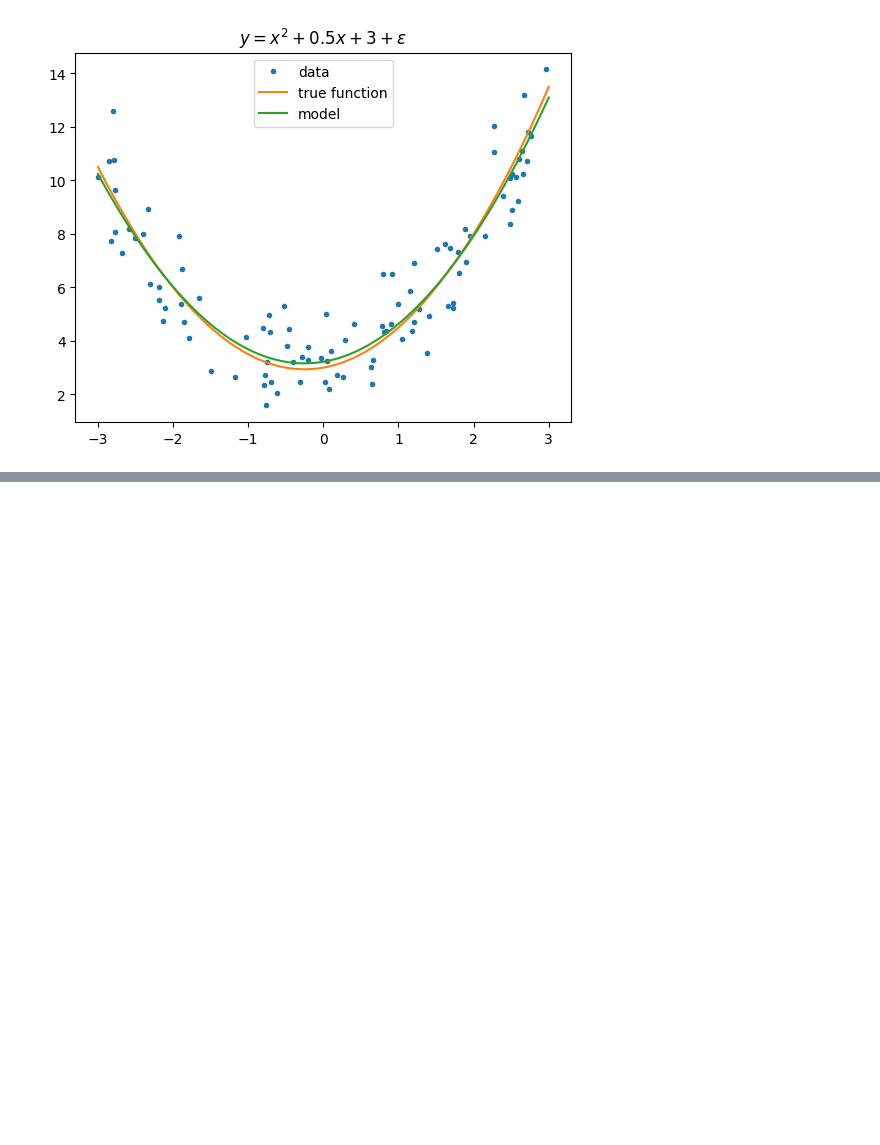
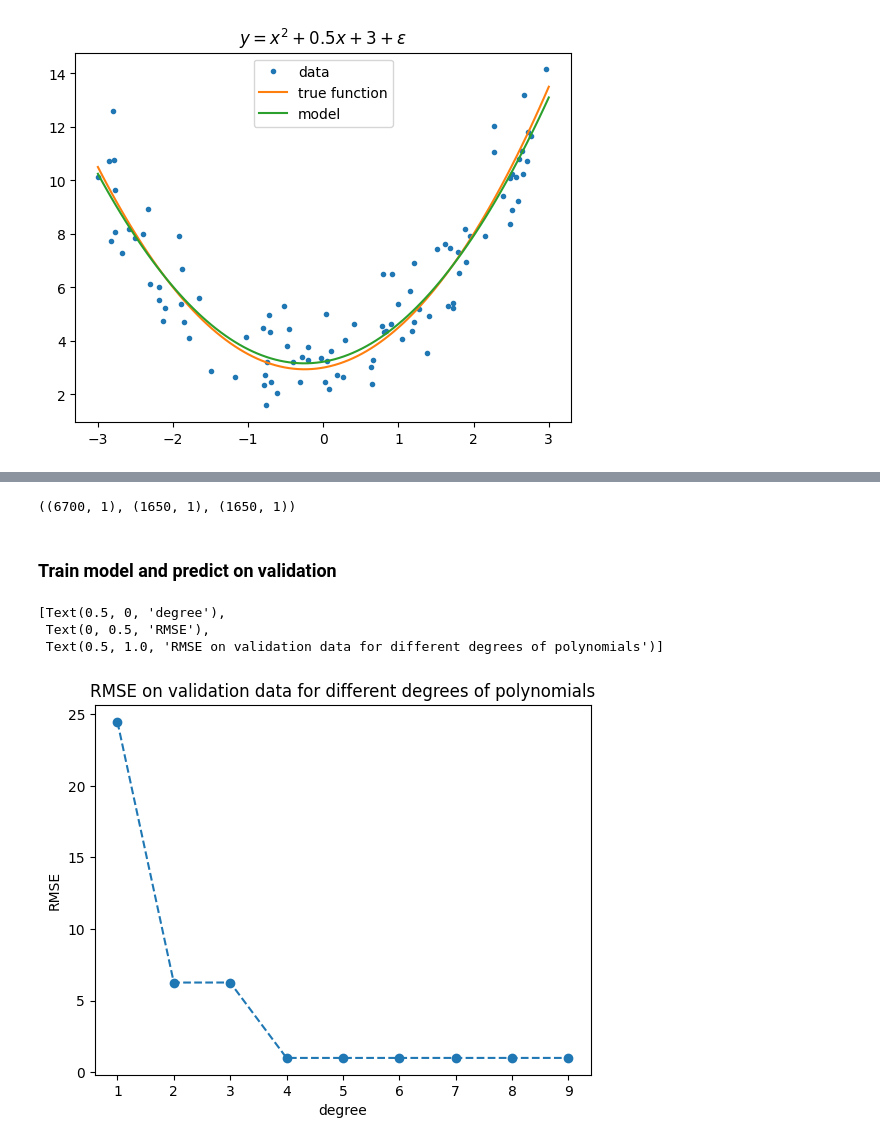
Before and after one commit to LordOfTurtles/AI-Erik-Johansson-OPA23, a Jupyter notebook: code_alongs/Lec02_overfitting_underfitting.ipynb, the cells around one changed output, grey strips where cells are left out. Cells and saved outputs as stored; diff of their text form; code cells hidden in the pictures; blank space fills up the shorter version.

```diff
--- a/code_alongs/Lec02_overfitting_underfitting.ipynb
+++ b/code_alongs/Lec02_overfitting_underfitting.ipynb
@@ -117,0 +177,52 @@ ax.legend()
+# %%
+from sklearn.model_selection import train_test_split
+
+X_train, X_test, y_train, y_test = train_test_split(
+    X, y, test_size=0.33, random_state=42
+)
+
+# use test set and take half of it to use as test and half as validation
+X_val, X_test, y_val, y_test = train_test_split(
+    X_test, y_test, test_size=0.5, random_state=42
+)
+
+# 2/3 train
+# 1/3/2 val
+# 1/3/2 test
+
+X_train.shape, X_val.shape, X_test.shape
+# %% [output]
+((6700, 1), (1650, 1), (1650, 1))
+# %% [markdown]
+### Train model and predict on validation
+# %%
+from sklearn.metrics import mean_squared_error
+
+RMSE_val = []
+
+for degree in range(1, 100):
+    model_poly = PolynomialFeatures(degree, include_bias=False)
+    # feature engineering -> transformed feature space
+    train_features = model_poly.fit_transform(X_train)
+    val_features = model_poly.fit_transform(X_val)
+
+    model_linear_regression = LinearRegression()
+    # polynomial regression - trains on transformed feature space
+    model_linear_regression.fit(train_features, y_train)
+
+    # predict on validation data
+    y_pred_val = model_linear_regression.predict(val_features)
+    RMSE_val.append(np.sqrt(mean_squared_error(y_val, y_pred_val)))
+# %%
+fig, ax = plt.subplots()
+ax.plot(range(1, 10), RMSE_val[:9], "--o")
+ax.set(
+    xlabel="degree",
+    ylabel="RMSE",
+    title="RMSE on validation data for different degrees of polynomials",
+)
+# %% [output]
+[Text(0.5, 0, 'degree'),
+ Text(0, 0.5, 'RMSE'),
+ Text(0.5, 1.0, 'RMSE on validation data for different degrees of polynomials')]
+[figure, added]
```
Also changed, not shown: parts of 9 cells of this notebook.
